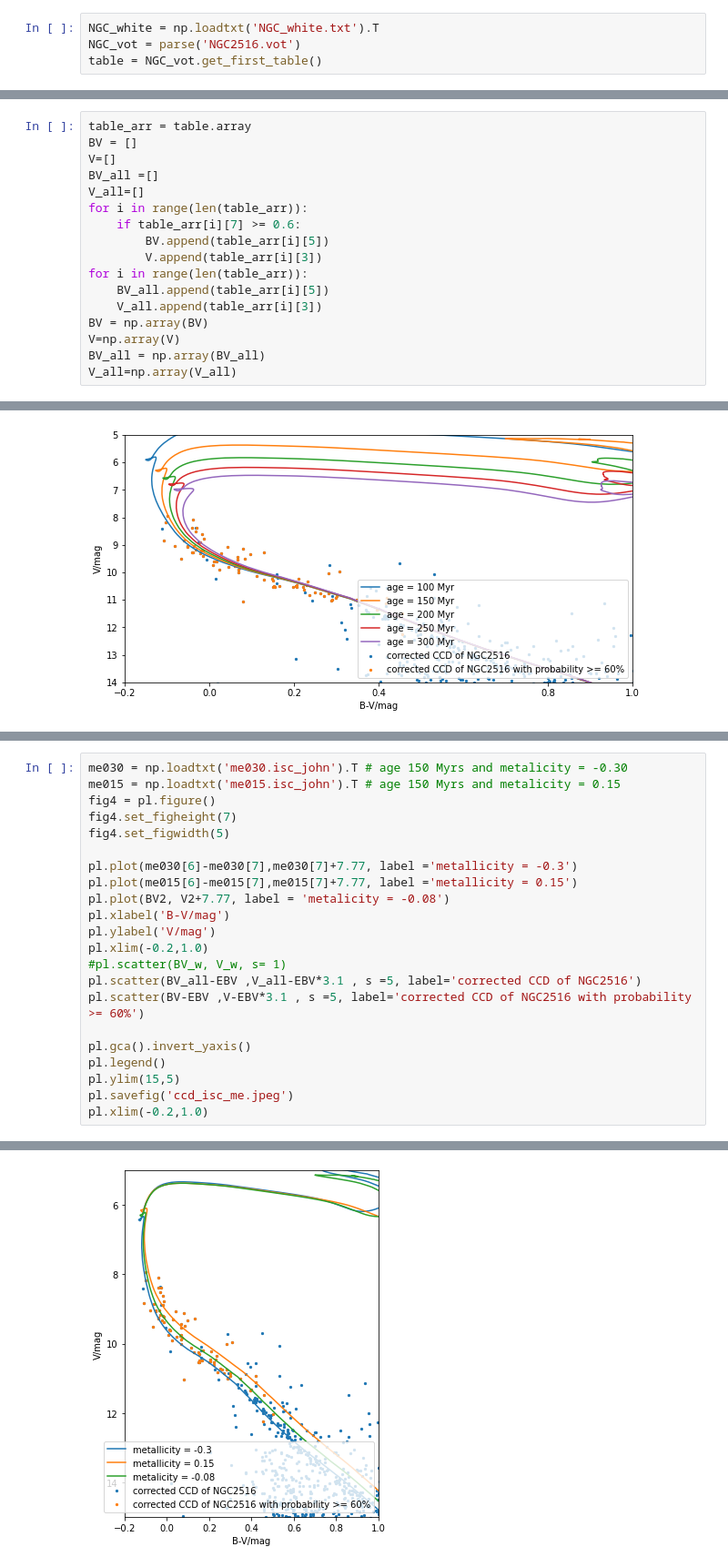
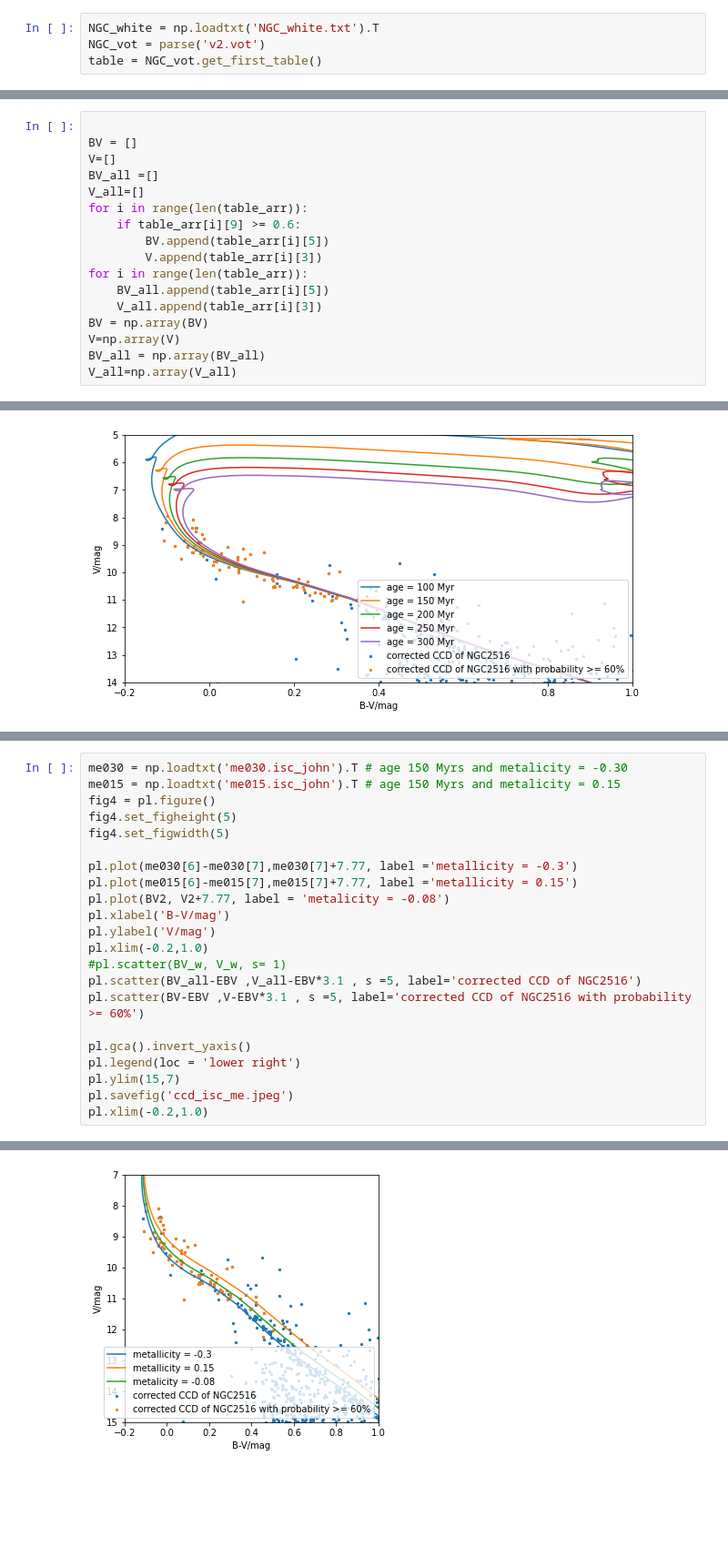
Before and after one commit to hyomin1996/Project_Astrophysics_Hyomin_Kim, a Jupyter notebook: Project_Hyomin_Kim.ipynb, the cells around one changed output, grey strips where cells are left out. Shown at 91% size. Saved outputs shown, nothing was run; the diff lists cells and outputs as text; blank space fills up the shorter version.

```diff
--- a/Project_Hyomin_Kim.ipynb
+++ b/Project_Hyomin_Kim.ipynb
@@ -4,5 +4,5 @@ import matplotlib.pyplot as pl
 from astropy.io.votable import parse
 # %%
 NGC_white = np.loadtxt('NGC_white.txt').T
-NGC_vot = parse('NGC2516.vot')
+NGC_vot = parse('v2.vot')
 table = NGC_vot.get_first_table()
@@ -21,17 +8,0 @@ int16    str11       str11    float32 float32 float32 float32 float32  str8
-# %%
-table_arr = table.array
-BV = []
-V=[]
-BV_all =[]
-V_all=[]
-for i in range(len(table_arr)):
-    if table_arr[i][7] >= 0.6:
-        BV.append(table_arr[i][5])
-        V.append(table_arr[i][3])
-for i in range(len(table_arr)):
-    BV_all.append(table_arr[i][5])
-    V_all.append(table_arr[i][3])
-BV = np.array(BV)
-V=np.array(V)
-BV_all = np.array(BV_all)
-V_all=np.array(V_all)
@@ -38,3 +33,20 @@ V_all=np.array(V_all)
+# %%
+
+BV = []
+V=[]
+BV_all =[]
+V_all=[]
+for i in range(len(table_arr)):
+    if table_arr[i][9] >= 0.6:
+        BV.append(table_arr[i][5])
+        V.append(table_arr[i][3])
+for i in range(len(table_arr)):
+    BV_all.append(table_arr[i][5])
+    V_all.append(table_arr[i][3])
+BV = np.array(BV)
+V=np.array(V)
+BV_all = np.array(BV_all)
+V_all=np.array(V_all)
 # %%
 V_w = NGC_white[1]
 BV_w = NGC_white[2]
@@ -112,25 +124,25 @@ age1.shape
 # %%
 me030 = np.loadtxt('me030.isc_john').T # age 150 Myrs and metalicity = -0.30
 me015 = np.loadtxt('me015.isc_john').T # age 150 Myrs and metalicity = 0.15
 fig4 = pl.figure()
-fig4.set_figheight(7)
+fig4.set_figheight(5)
 fig4.set_figwidth(5)
 
 pl.plot(me030[6]-me030[7],me030[7]+7.77, label ='metallicity = -0.3')
 pl.plot(me015[6]-me015[7],me015[7]+7.77, label ='metallicity = 0.15')
 pl.plot(BV2, V2+7.77, label = 'metalicity = -0.08')
 pl.xlabel('B-V/mag')
 pl.ylabel('V/mag')
 pl.xlim(-0.2,1.0)
 #pl.scatter(BV_w, V_w, s= 1)
 pl.scatter(BV_all-EBV ,V_all-EBV*3.1 , s =5, label='corrected CCD of NGC2516')
 pl.scatter(BV-EBV ,V-EBV*3.1 , s =5, label='corrected CCD of NGC2516 with probability >= 60%')
 
 pl.gca().invert_yaxis()
-pl.legend()
-pl.ylim(15,5)
+pl.legend(loc = 'lower right')
+pl.ylim(15,7)
 pl.savefig('ccd_isc_me.jpeg')
 pl.xlim(-0.2,1.0)
 # %% [output]
 (-0.2, 1.0)
-[figure, old version]
+[figure, new version]
```
Also changed, not shown: parts of 17 cells of this notebook.
